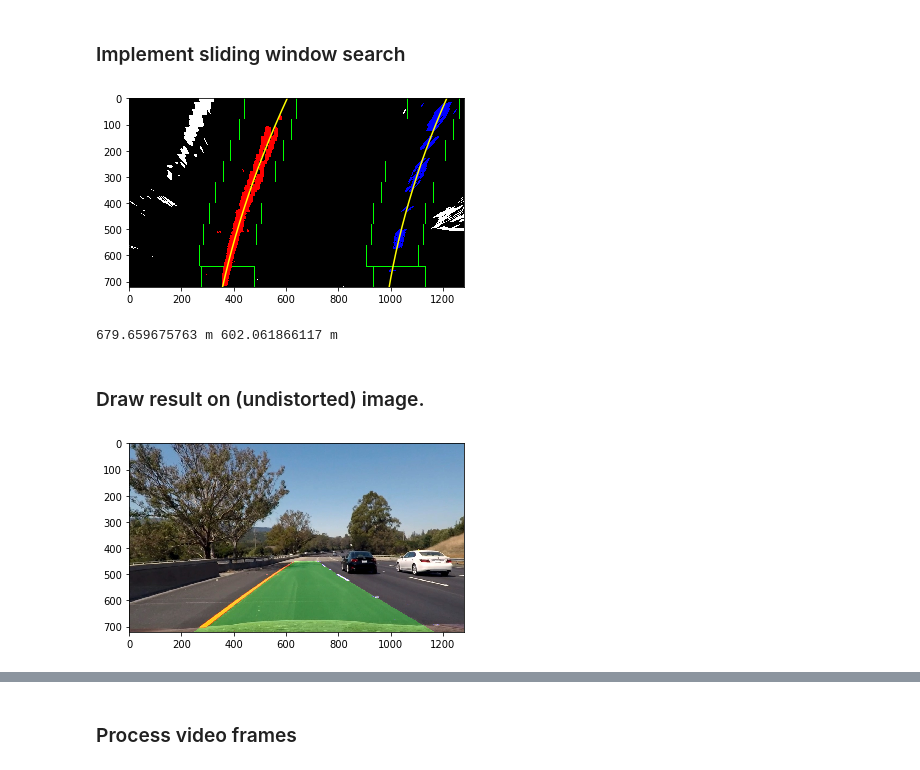
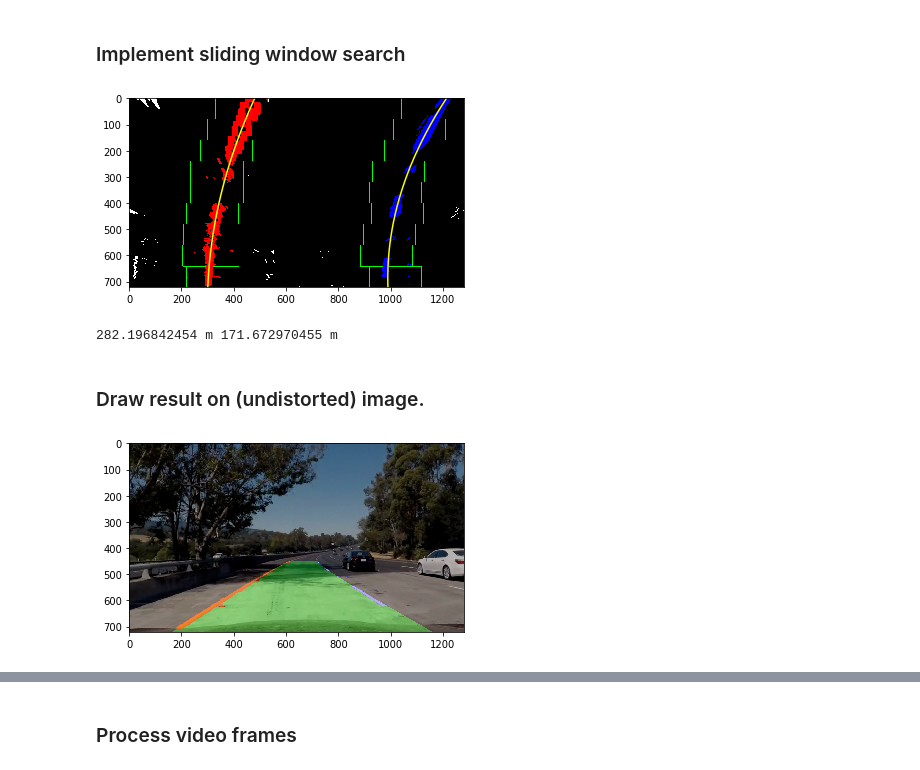
Before and after one commit to sf624/CarND-Advanced-Lane-Lines, a Jupyter notebook: Project notebook.ipynb, the cells around one changed output, grey strips where cells are left out. Drawn from its saved outputs; the diff is of its cells as text; code cells hidden in the pictures.

```diff
--- a/Project notebook.ipynb
+++ b/Project notebook.ipynb
@@ -163,7 +91,7 @@ def pipeline(img, s_thresh=(120, 255), sx_thresh=(20, 100)):
 # %%
 # Apply to test image
 
-image = mpimg.imread('test_images/test6.jpg')
+image = mpimg.imread('test_images/test5.jpg')
 image_undist = cv2.undistort(image, mtx, dist, None, mtx)
 ret, binary_undist = pipeline(image)
 
@@ -176,8 +104,12 @@ plt.show()
 
 f, (ax1, ax2) = plt.subplots(1, 2, figsize=(20,10))
 ax1.imshow(binary_undist, cmap='gray')
-ax1.set_title('Binary imaga', fontsize=30)
+ax1.set_title('Binary image', fontsize=30)
 ax2.imshow(ret, cmap='gray')
 ax2.set_title('Warped binary image', fontsize=30)
 plt.show()
+
+mpimg.imsave("undist.jpg", image_undist)
+mpimg.imsave("binary.jpg", binary_undist)
+mpimg.imsave("warped_binary.jpg", ret)
 # %% [output]
@@ -298,14 +279,17 @@ def sliding_window_search(binary_warped, Left_lane = None, Right_lane = None):
 # %%
 binary_warped, dummy = pipeline(image)
 
-left_fit, right_fit, leftx, lefty, rightx, righty, out_img , ploty, left_fitx, right_fitx= sliding_window_search(binary_warped)
+Left_lane = Line()
+Right_lane = Line()
+
+out_img = sliding_window_search(binary_warped, Left_lane, Right_lane)
 
 plt.imshow(out_img)
-plt.plot(left_fitx, ploty, color='yellow')
-plt.plot(right_fitx, ploty, color='yellow')
+plt.plot(Left_lane.bestx, Left_lane.ploty, color='yellow')
+plt.plot(Right_lane.bestx, Right_lane.ploty, color='yellow')
 plt.xlim(0, 1280)
 plt.ylim(720, 0)
 plt.show()
 # %% [output]
-[figure, old version]
+[figure, new version]
 # %%
@@ -334,42 +320,43 @@ def calculate_curvature(left_fit, right_fit, leftx, lefty, rightx, righty):
-# %%
-left_curverad, right_curverad, curverad = calculate_curvature(left_fit, right_fit, leftx, lefty, rightx, righty)
-
-print(left_curverad, 'm', right_curverad, 'm')
-# %% [output]
-679.659675763 m 602.061866117 m
+# %%
+calculate_curvature(Left_lane, Right_lane)
+
+print(Left_lane.radius_of_curvature, 'm', Right_lane.radius_of_curvature, 'm')
+# %% [output]
+282.196842454 m 171.672970455 m
 # %% [markdown]
 ### Draw result on (undistorted) image.
 # %%
-def draw_lane(binary_warped, image_undist, left_fitx, right_fitx, ploty, leftx, lefty, rightx, righty):
+def draw_lane(image_undist, Left_lane, Right_lane):
     # Overlay lane information on (undistorted) image.
     # Create an image to draw the lines on
-    warp_zero = np.zeros_like(binary_warped).astype(np.uint8)
-    color_warp = np.dstack((warp_zero, warp_zero, warp_zero))
+    #warp_zero = np.zeros_like(image_undist).astype(np.uint8)
+    color_warp = np.zeros_like(image_undist).astype(np.uint8)
+    #color_warp = np.dstack((warp_zero, warp_zero, warp_zero))
 
     # Recast the x and y points into usable format for cv2.fillPoly()
-    pts_left = np.array([np.transpose(np.vstack([left_fitx, ploty]))])
-    pts_right = np.array([np.flipud(np.transpose(np.vstack([right_fitx, ploty])))])
+    pts_left = np.array([np.transpose(np.vstack([Left_lane.bestx, Left_lane.ploty]))])
+    pts_right = np.array([np.flipud(np.transpose(np.vstack([Right_lane.bestx, Right_lane.ploty])))])
     pts = np.hstack((pts_left, pts_right))
 
     # Draw the lane onto the warped blank image
     cv2.fillPoly(color_warp, np.int_([pts]), (0,255, 0))
 
     # Draw lane line using out_img.
-    color_warp[lefty,leftx] = [255,0,0]
-    color_warp[righty,rightx] = [0,0,255]
+    color_warp[Left_lane.ally,Left_lane.allx] = [255,0,0]
+    color_warp[Right_lane.ally,Right_lane.allx] = [0,0,255]
 
     # Warp the blank back to original image space using inverse perspective matrix (Minv)
     newwarp = warp(color_warp, inverse = True)
     # Combine the result with the original image
-    result = cv2.addWeighted(image_undist, 1, newwarp, 0.3, 0)
+    result = cv2.addWeighted(image_undist, 0.7, newwarp, 0.3, 0.0)
 
     return result
 # %%
 #plt.imshow(draw_lane(binary_warped, image_undist, left_fitx, right_fitx, ploty))
-result = draw_lane(binary_warped, image_undist, left_fitx, right_fitx, ploty, leftx, lefty, rightx, righty)
+result = draw_lane(image_undist, Left_lane, Right_lane)
 plt.imshow(result)
 plt.xlim(0, 1280)
 plt.ylim(720, 0)
 plt.show()
 # %% [output]
-[figure, old version]
+[figure, new version]
```
Also changed, not shown: parts of 15 cells of this notebook, 4 other files.
